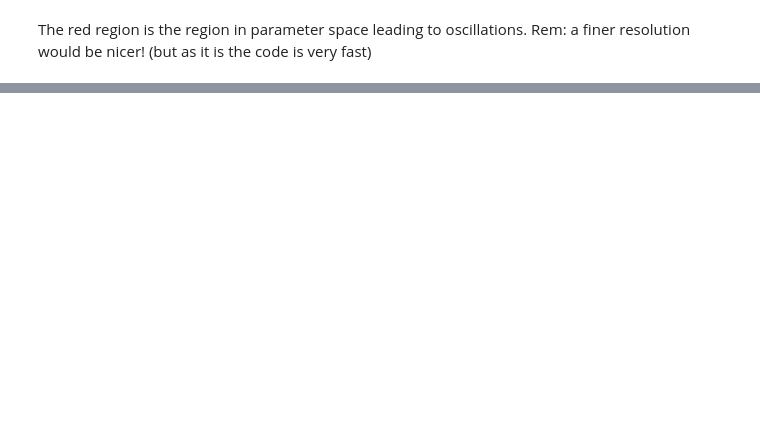
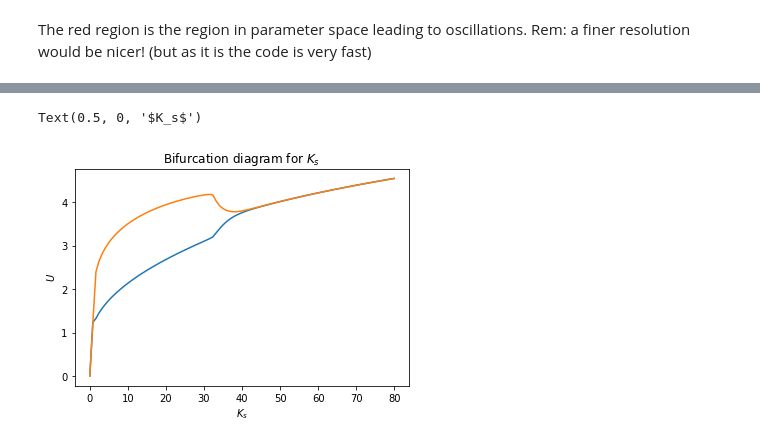
Before and after one commit to sophiedeb/code_NLD, a Jupyter notebook: cyano_clock_oscillations_bifurcation_figure.ipynb, the cells around one changed output, grey strips where cells are left out. Drawn from its saved outputs; the diff is of its cells as text; code cells hidden in the pictures; blank space fills up the shorter version.

```diff
--- a/cyano_clock_oscillations_bifurcation_figure.ipynb
+++ b/cyano_clock_oscillations_bifurcation_figure.ipynb
@@ -263,0 +301,31 @@ The red region is the region in parameter space leading to oscillations. Rem: a
+# %%
+diagram_under_construction = False  #to estimate the period and plot time traces to check the bifurcation diagram obtained makes sense
+
+#t= np.arange(0,100,.1,dtype=float)
+xs_int = np.array([2.23,0.83,0.31,0.48,0.037],dtype=float)
+Npoints=100
+parms['Vd']=0.022 #we varied that parameter to make the previous figure, here we reset the default value
+list_para= np.linspace(0,80,Npoints)
+min_list = np.zeros(len(list_para))
+max_list = np.zeros(len(list_para))
+for kk in range(len(list_para)):
+    parms['Ks'] = list_para[kk]
+    myclock= monomer_clock();
+
+    # then everything about a given model in encoded into a "class" - see file clock_models.py
+    myclock.setparameters(parms)
+    xs= myclock.timelapse()
+    if diagram_under_construction == True:
+        print('estimation of the period two ways ',myclock.estimate_period(),' and ',myclock.estimate_period_fft())
+        plt.plot(xs[:,0])
+    min_list[kk] = np.min(xs[3000:,0])  #we remove the transcient period and look at min and max
+    max_list [kk]= np.max(xs[3000:,0])
+# %%
+plt.title('Bifurcation diagram for $K_s$')
+plt.plot(list_para,min_list)
+plt.plot(list_para,max_list)
+plt.ylabel('$U$')
+plt.xlabel('$K_s$')
+# %% [output]
+Text(0.5, 0, '$K_s$')
+[figure, added]
```
Also changed, not shown: parts of 9 cells of this notebook.
